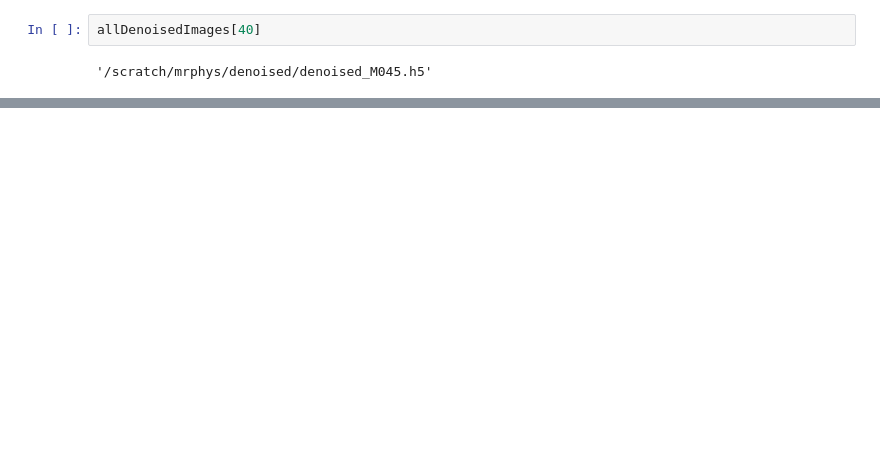
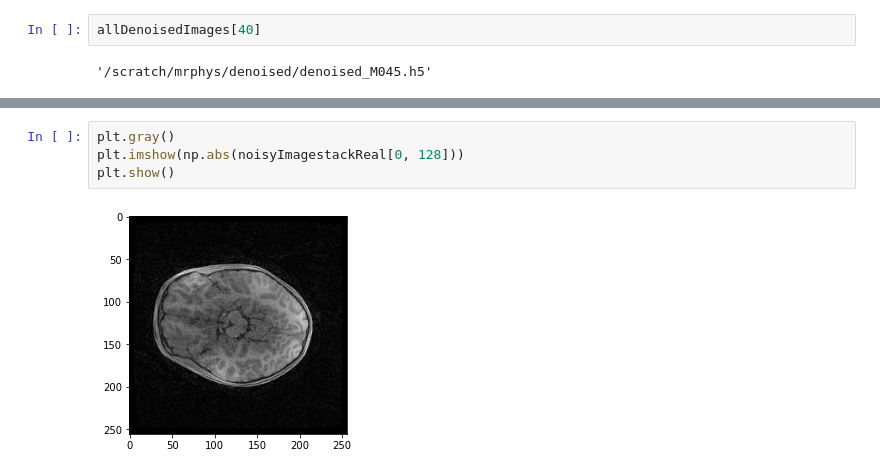
Before and after one commit to 2aron-chen/Skunkworks, a Jupyter notebook: evaluation.ipynb, the cells around one changed output, grey strips where cells are left out. Drawn from its saved outputs; the diff is of its cells as text; blank space fills up the shorter version.

```diff
--- a/evaluation.ipynb
+++ b/evaluation.ipynb
@@ -53,0 +94,6 @@ plt.show()
+# %%
+plt.gray()
+plt.imshow(np.abs(noisyImagestackReal[0, 128]))
+plt.show()
+# %% [output]
+[figure, added]
```
Also changed, not shown: parts of 10 cells of this notebook.
